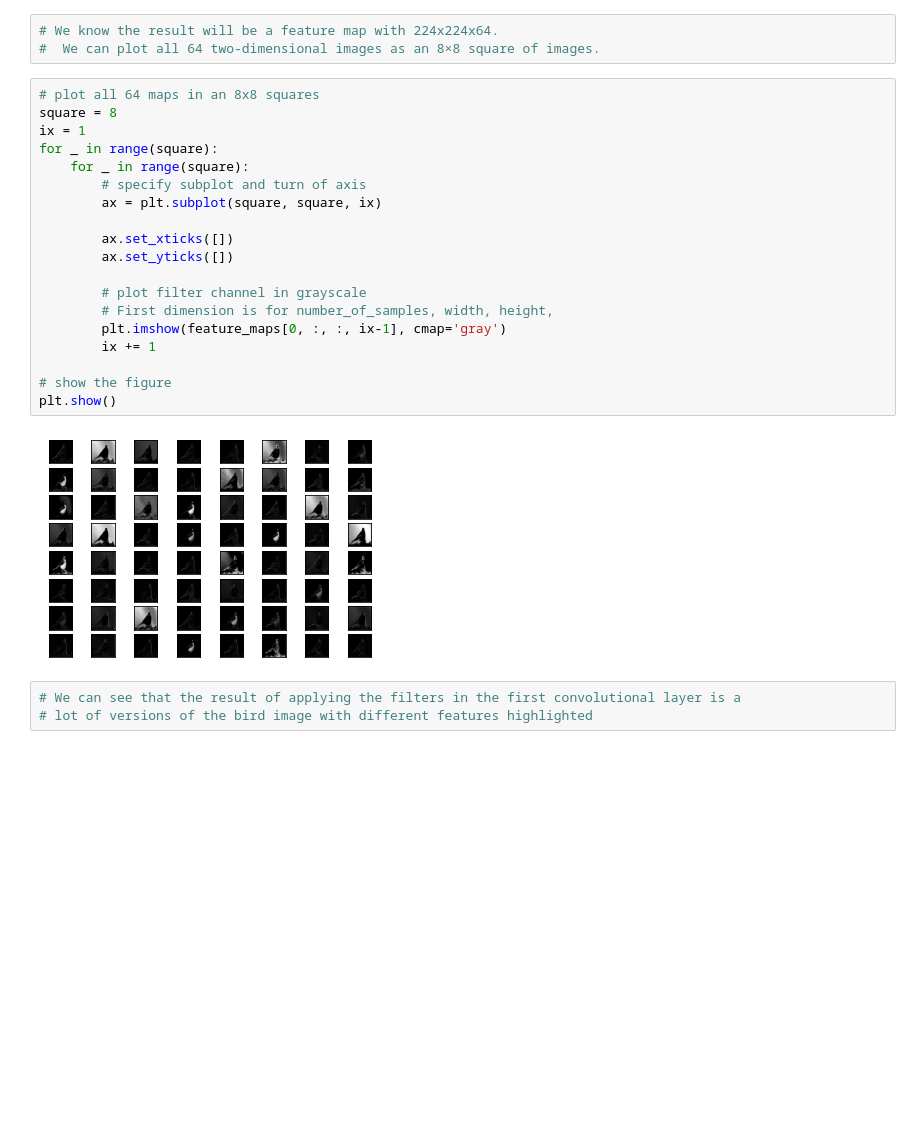
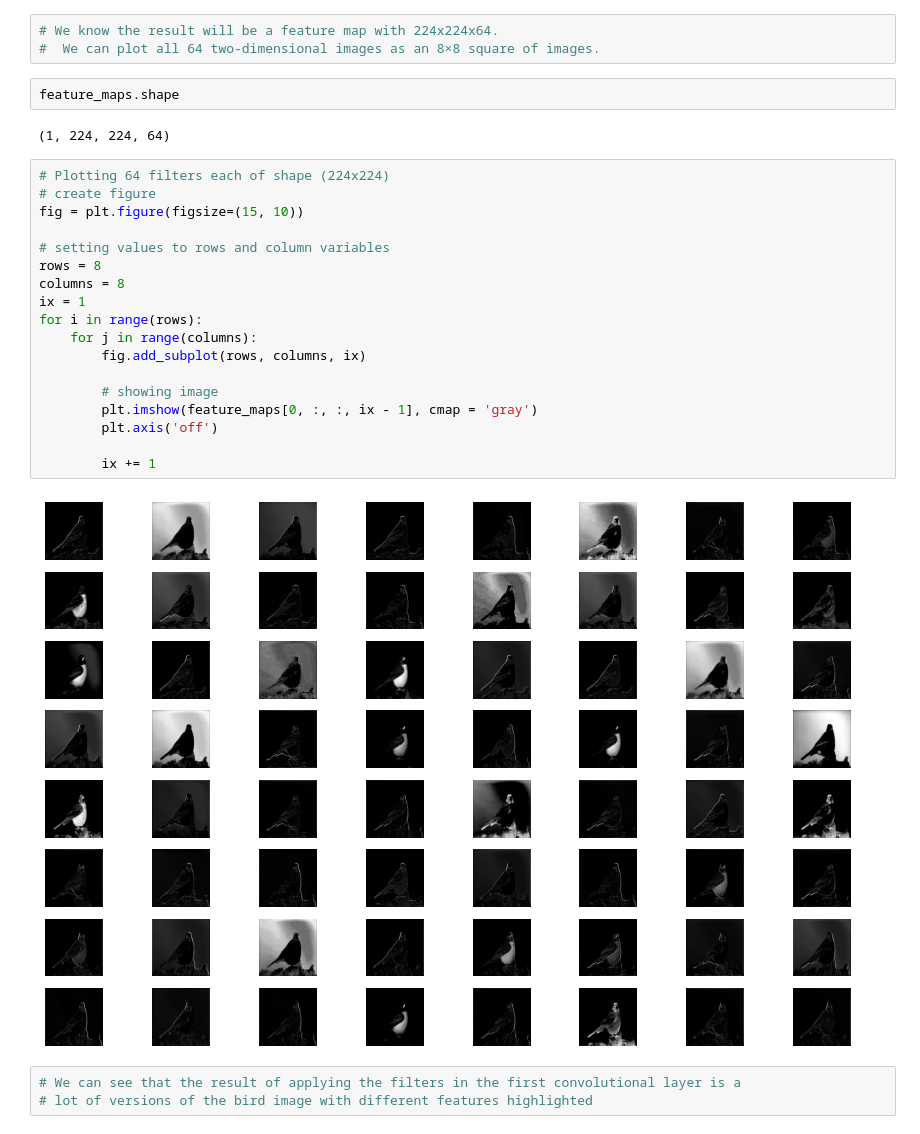
Before and after one commit to mahesh-keswani/ML-DL-FromBasicsToAdvance, a Jupyter notebook: keras_examples/VisualizingFiltersAndFeatureMaps.ipynb, the cells around one changed output. Cells and saved outputs as stored; diff of their text form; blank space fills up the shorter version.

```diff
--- a/keras_examples/VisualizingFiltersAndFeatureMaps.ipynb
+++ b/keras_examples/VisualizingFiltersAndFeatureMaps.ipynb
@@ -242,27 +242,30 @@ _________________________________________________________________
 # %%
 # We know the result will be a feature map with 224x224x64.
 #  We can plot all 64 two-dimensional images as an 8×8 square of images.
-# %%
-# plot all 64 maps in an 8x8 squares
-square = 8
-ix = 1
-for _ in range(square):
-	for _ in range(square):
-		# specify subplot and turn of axis
-		ax = plt.subplot(square, square, ix)
-
-		ax.set_xticks([])
-		ax.set_yticks([])
-
-		# plot filter channel in grayscale
-        # First dimension is for number_of_samples, width, height,
-		plt.imshow(feature_maps[0, :, :, ix-1], cmap='gray')
-		ix += 1
-
-# show the figure
-plt.show()
-# %% [output]
-[figure, removed]
+# %%
+feature_maps.shape
+# %% [output]
+(1, 224, 224, 64)
+# %%
+# Plotting 64 filters each of shape (224x224)
+# create figure
+fig = plt.figure(figsize=(15, 10))
+
+# setting values to rows and column variables
+rows = 8
+columns = 8
+ix = 1
+for i in range(rows):
+    for j in range(columns):
+        fig.add_subplot(rows, columns, ix)
+
+        # showing image
+        plt.imshow(feature_maps[0, :, :, ix - 1], cmap = 'gray')
+        plt.axis('off')
+
+        ix += 1
+# %% [output]
+[figure, added]
 # %%
 # We can see that the result of applying the filters in the first convolutional layer is a
 # lot of versions of the bird image with different features highlighted
```
Also changed, not shown: parts of 12 cells of this notebook.
